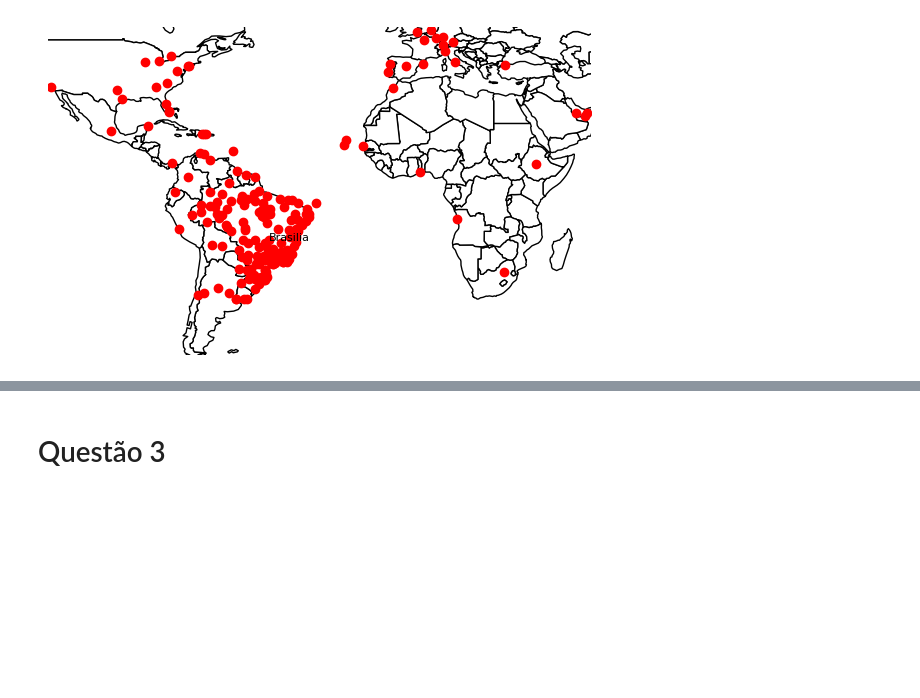
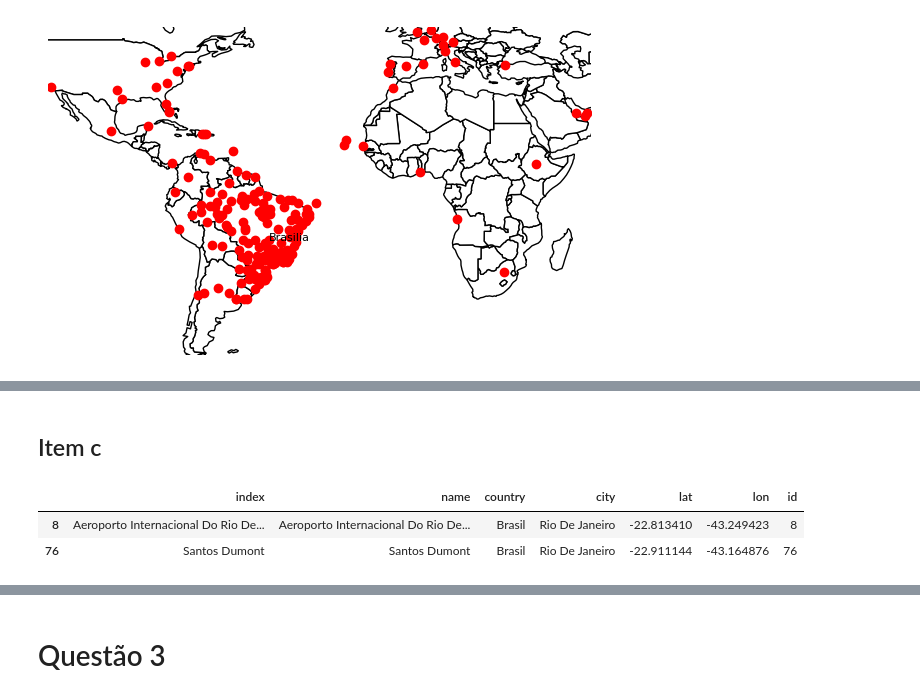
Before and after one commit to mtsodf/algoritmos, a Jupyter notebook: semana07/plots.ipynb, the cells around one changed output, grey strips where cells are left out. Drawn from its saved outputs; the diff is of its cells as text; code cells hidden in the pictures; blank space fills up the shorter version.

```diff
--- a/semana07/plots.ipynb
+++ b/semana07/plots.ipynb
@@ -140,0 +209,10 @@ plt.show()
+# %% [markdown]
+## Item c
+# %%
+santos_dumont_id = df_airports[df_airports.city == "Rio De Janeiro"].iloc[1].id
+galeao_id = df_airports[df_airports.city == "Rio De Janeiro"].iloc[0].id
+df_airports[df_airports.city == "Rio De Janeiro"]
+# %% [output]
+|  | index | name | country | city | lat | lon | id |
+| 8 | Aeroporto Internacional Do Rio De... | Aeroporto Internacional Do Rio De... | Brasil | Rio De Janeiro | -22.813410 | -43.249423 | 8 |
+| 76 | Santos Dumont | Santos Dumont | Brasil | Rio De Janeiro | -22.911144 | -43.164876 | 76 |
```
Also changed, not shown: parts of 27 cells of this notebook, 2 other files.
